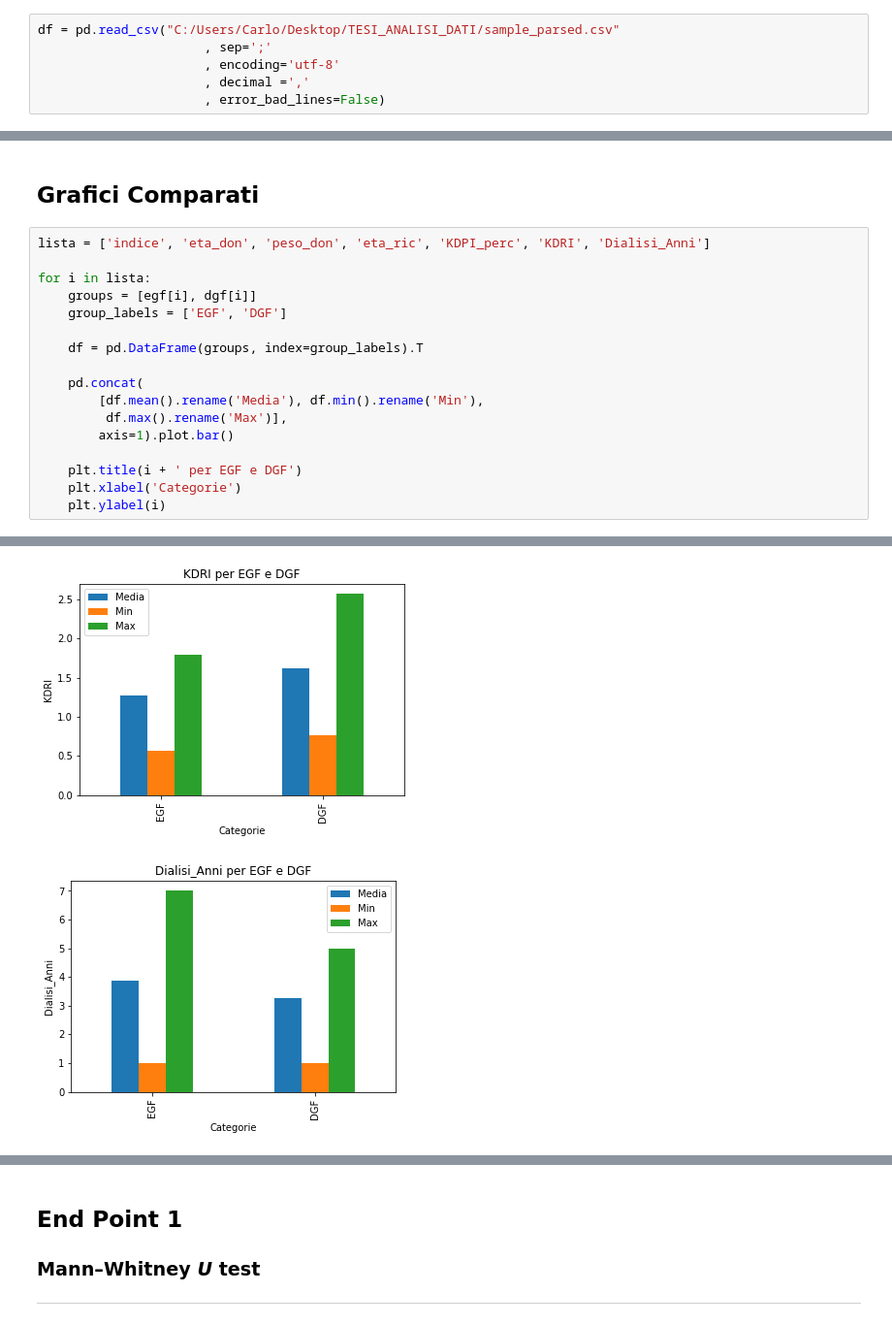
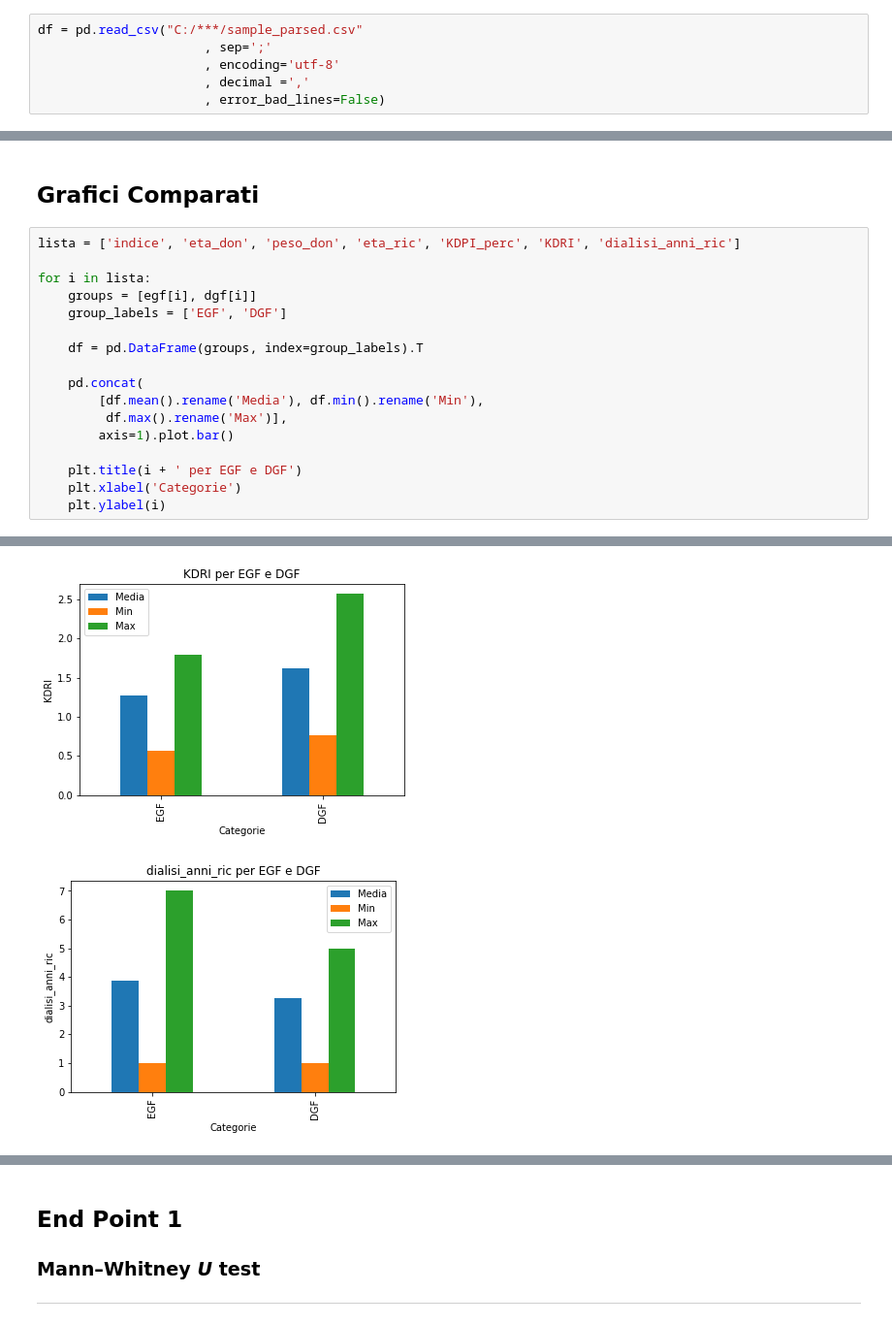
Before and after one commit to giacomogaglione/Medical-Thesis-Notebooks, a Jupyter notebook: Analisi_verde.ipynb, the cells around one changed output, grey strips where cells are left out. Shown at 97% size. Cells and saved outputs as stored; diff of their text form.

```diff
--- a/Analisi_verde.ipynb
+++ b/Analisi_verde.ipynb
@@ -14,7 +14,7 @@ import seaborn as sns
 
 %matplotlib inline
 # %%
-df = pd.read_csv("C:/Users/Carlo/Desktop/TESI_ANALISI_DATI/sample_parsed.csv"
+df = pd.read_csv("C:/***/sample_parsed.csv"
                       , sep=';'
                       , encoding='utf-8'
                       , decimal =','
@@ -113,30 +134,30 @@ dgf.describe()
 # %% [markdown]
 ##  Grafici Comparati
 # %%
-lista = ['indice', 'eta_don', 'peso_don', 'eta_ric', 'KDPI_perc', 'KDRI', 'Dialisi_Anni']
+lista = ['indice', 'eta_don', 'peso_don', 'eta_ric', 'KDPI_perc', 'KDRI', 'dialisi_anni_ric']
 
 for i in lista:
     groups = [egf[i], dgf[i]]
     group_labels = ['EGF', 'DGF']
 
     df = pd.DataFrame(groups, index=group_labels).T
 
     pd.concat(
         [df.mean().rename('Media'), df.min().rename('Min'),
          df.max().rename('Max')],
         axis=1).plot.bar()
 
     plt.title(i + ' per EGF e DGF')
     plt.xlabel('Categorie')
     plt.ylabel(i)
 # %% [output]
 [figure]
 [figure]
 [figure]
 [figure]
 [figure]
 [figure]
-[figure, old version]
+[figure, new version]
 # %%
 bx = dgf.plot.hist('eta_ric')
 sns.pairplot(df.loc[:,df.dtypes == 'float64'])
```
Also changed, not shown: parts of 32 cells of this notebook.
